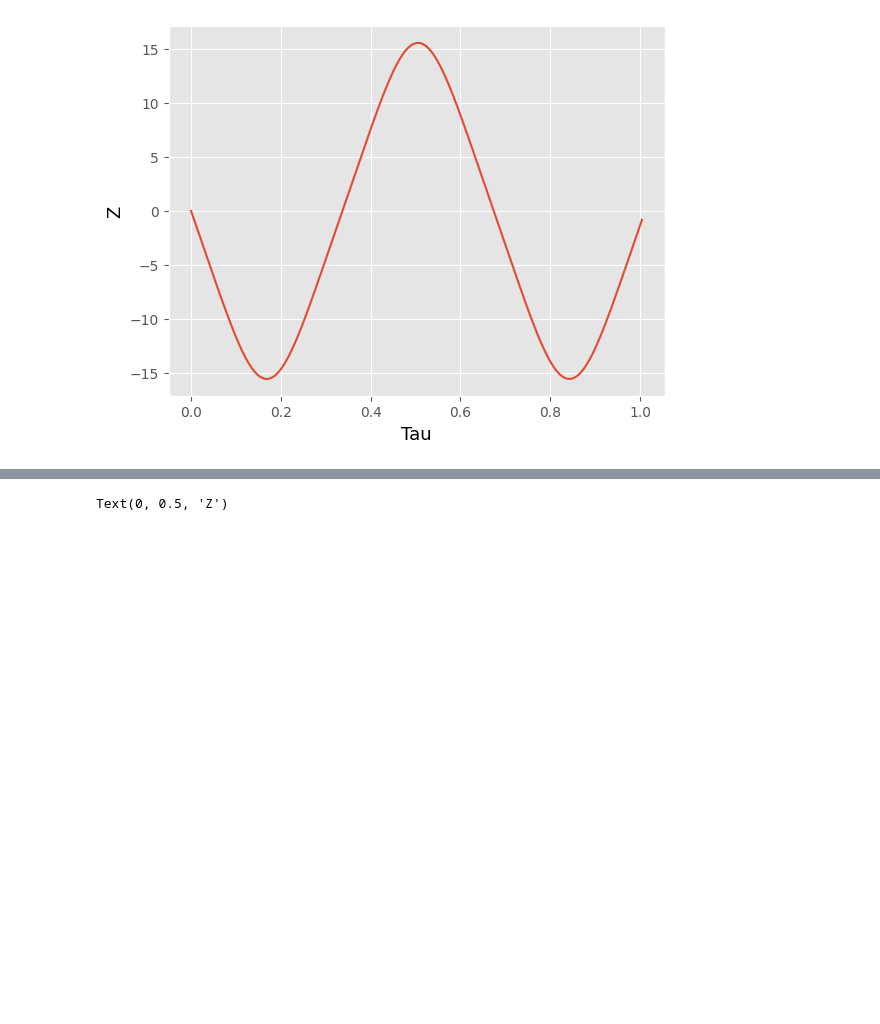
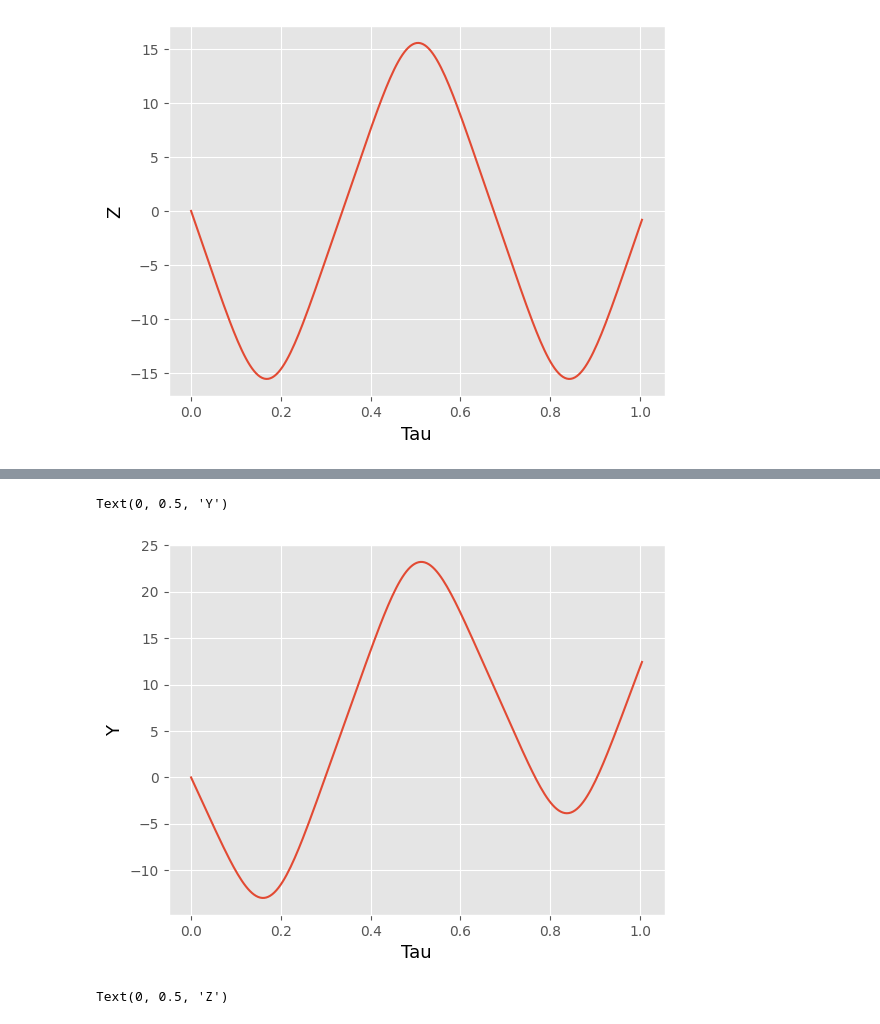
Before and after one commit to Ivan-Yagilev/Cauchy-problem, a Jupyter notebook: kosh.ipynb, the cells around one changed output, grey strips where cells are left out. Drawn from its saved outputs; the diff is of its cells as text; code cells hidden in the pictures; blank space fills up the shorter version.

```diff
--- a/kosh.ipynb
+++ b/kosh.ipynb
@@ -150,3 +160,11 @@ Text(0, 0.5, 'Z')
+# %%
+plt.plot(tau_lst, [z_lst[i] + 5*pi*sin(tau_lst[i]) for i in range(len(z_lst))])
+ax = plt.gca()
+ax.set_xlabel("Tau", fontsize=13, color='black')
+ax.set_ylabel("Y", fontsize=13, color='black')
+# %% [output]
+Text(0, 0.5, 'Y')
+[figure, added]
 # %%
 plt.plot(y_lst, z_lst)
 plt.title("Фазовый портрет для тестовой задачи, состояние равновесия - центр")
```
Also changed, not shown: parts of 4 cells of this notebook.
